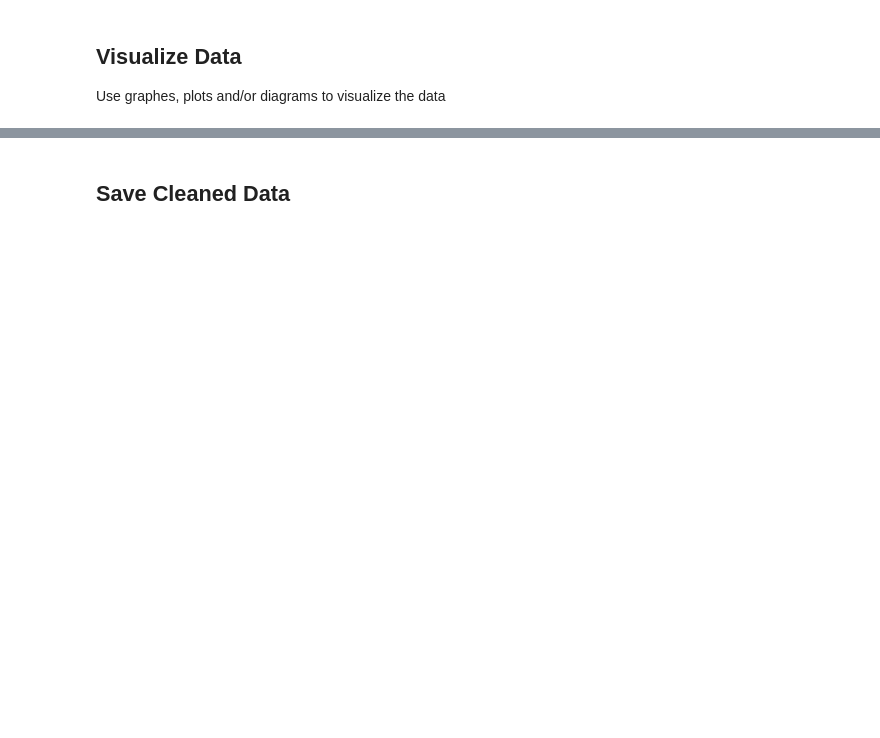
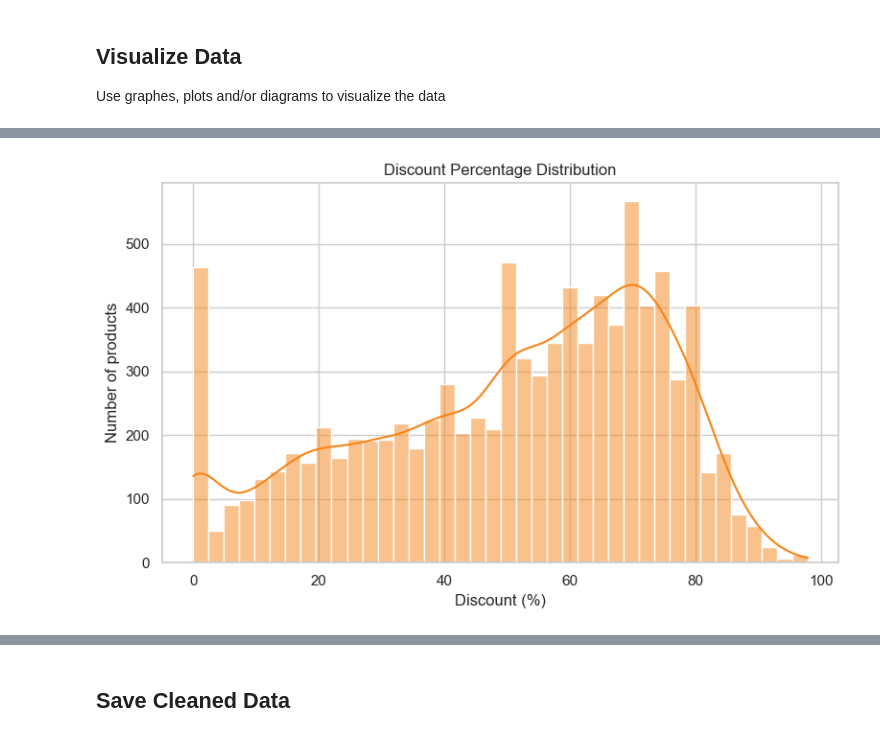
Before and after one commit to cureboyxxx/BigDataEngineeringProject, a Jupyter notebook: data cleaning/notebooks/data_cleaning.ipynb, the cells around one changed output, grey strips where cells are left out. Saved outputs shown, nothing was run; the diff lists cells and outputs as text; code cells hidden in the pictures; blank space fills up the shorter version.

```diff
--- a/data cleaning/notebooks/data_cleaning.ipynb
+++ b/data cleaning/notebooks/data_cleaning.ipynb
@@ -211,0 +322,10 @@ Use graphes, plots and/or diagrams to visualize the data
+# %%
+plt.figure(figsize=(8, 5))
+sns.histplot(visual_data["discount_percent"], bins=40, kde=True, color="#F58518")
+plt.title("Discount Percentage Distribution")
+plt.xlabel("Discount (%)")
+plt.ylabel("Number of products")
+plt.tight_layout()
+plt.show()
+# %% [output]
+[figure, added]
```
Also changed, not shown: parts of 17 cells of this notebook.
